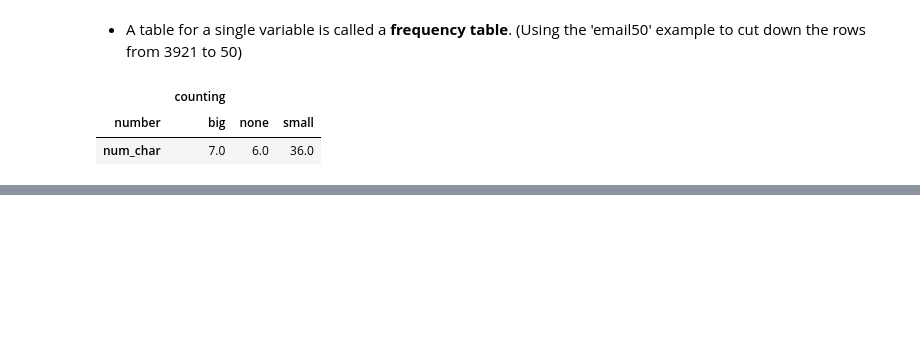
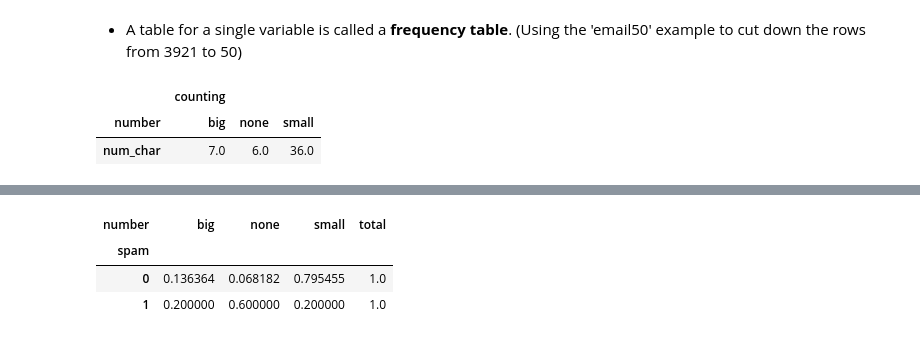
Before and after one commit to chikoungoun/OpenIntro, a Jupyter notebook: Chapter 1/openintro_chap_1.ipynb, the cells around one changed output, grey strips where cells are left out. Cells and saved outputs as stored; diff of their text form; code cells hidden in the pictures; blank space fills up the shorter version.

Commit message:
Column proportion. dividing columns on a mutli column Dataframe

```diff
--- a/Chapter 1/openintro_chap_1.ipynb
+++ b/Chapter 1/openintro_chap_1.ipynb
@@ -371,7 +371,8 @@ e50.head()
 def counting(x):
     return x.count()
 # %%
-e50.pivot_table(index='spam',columns='number', values='num_char', aggfunc=[counting])
+contingency = e50.pivot_table(index='spam',columns='number', values='num_char', aggfunc=[counting])
+contingency
 # %% [output]
 |  | counting |  |  |
 | number | big | none | small |
@@ -382,8 +393,8 @@ e50.pivot_table(index='spam',columns='number', values='num_char', aggfunc=[count
 - A table for a single variable is called a **frequency table**.
 (Using the 'email50' example to cut down the rows from 3921 to 50)
 # %%
-contingency = e50.pivot_table(columns='number', values='num_char', aggfunc=[counting])
-contingency
+frequency = e50.pivot_table(columns='number', values='num_char', aggfunc=[counting])
+frequency
 # %% [output]
 |  | counting |  |  |
 | number | big | none | small |
@@ -398,0 +424,8 @@ contingency
+# %%
+#It's Column proportion
+contingency.loc[:,('counting')].div(contingency.loc[:,('counting','total')],axis=0)#divide all the other columns by one column
+# %% [output]
+| number | big | none | small | total |
+| spam |  |  |  |  |
+| 0 | 0.136364 | 0.068182 | 0.795455 | 1.0 |
+| 1 | 0.200000 | 0.600000 | 0.200000 | 1.0 |
```
Also changed, not shown: parts of 8 cells of this notebook.
